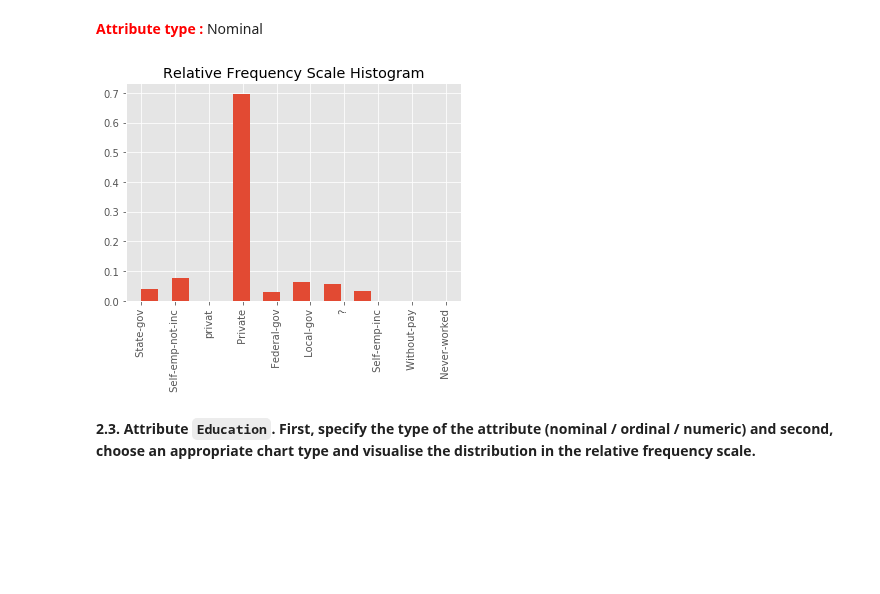
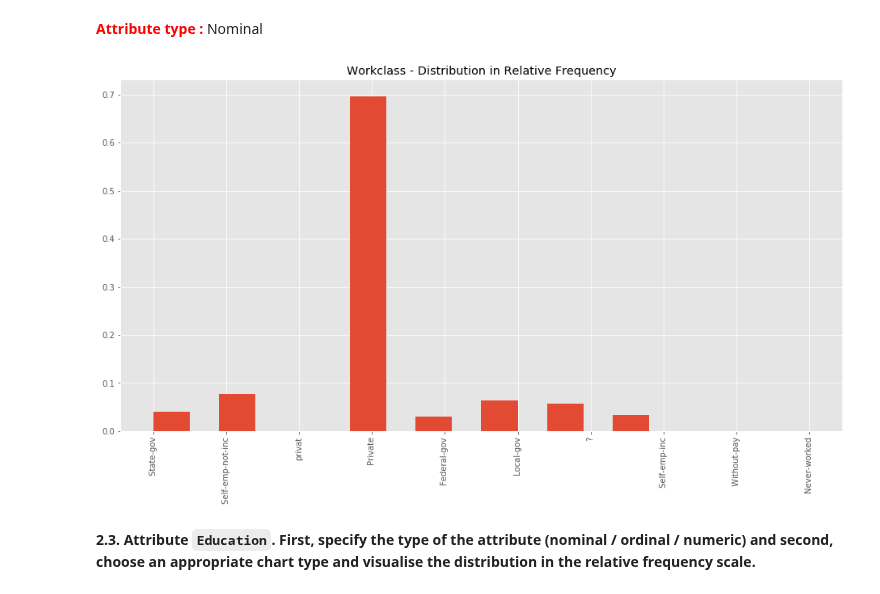
Before and after one commit to enliktjioe/bda2020, a Jupyter notebook: HW1/Homework_01.ipynb, the cells around one changed output. Saved outputs shown, nothing was run; the diff lists cells and outputs as text; code cells hidden in the pictures; blank space fills up the shorter version.

```diff
--- a/HW1/Homework_01.ipynb
+++ b/HW1/Homework_01.ipynb
@@ -226,19 +226,19 @@ else:
 # %%
 # TODO
 # data.workclass.value_counts().plot(kind="bar")
-fig = plt.figure()
+fig = plt.figure(figsize=[16, 8])
 
 ax = plt.subplot(111)
 ax.hist(data['workclass'],
          width = 0.5,
          weights = np.ones(len(data['workclass'])) / len(data['workclass'])
         )
-ax.set_title('Relative Frequency Scale Histogram')
+ax.set_title('Workclass - Distribution in Relative Frequency')
 plt.text
 plt.xticks(rotation=90)
 plt.show()
 # %% [output]
-[figure, old version]
+[figure, new version]
 # %% [markdown]
 **2.3. Attribute `Education`. First, specify the type of the attribute (nominal / ordinal / numeric) and second, choose an appropriate chart type and visualise the distribution in the relative frequency scale.**
 # %% [markdown]
```
Also changed, not shown: parts of 15 cells of this notebook, 2 other files.
